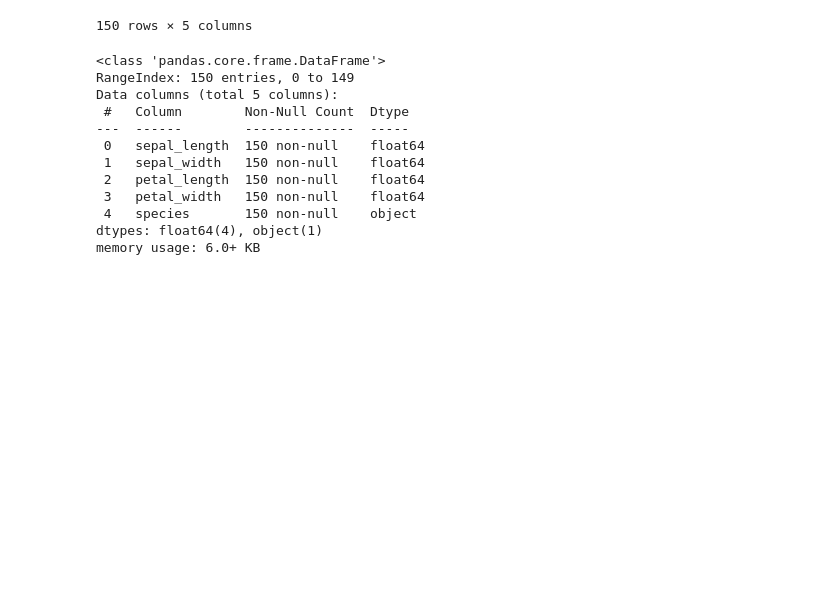
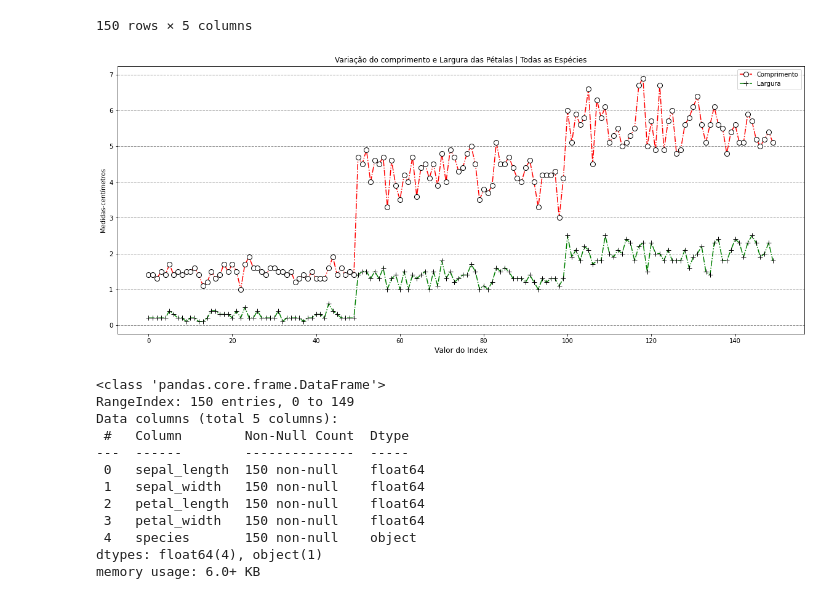
Before and after one commit to fabiobarreto-ds/data-analysis, a Jupyter notebook: 02-IRIS_eda.ipynb, the cells around one changed output. Drawn from its saved outputs; the diff is of its cells as text; code cells hidden in the pictures; blank space fills up the shorter version.

Commit message:
Análise exploratória
Análise exploratória de 3 espécies do Gênero Iris

```diff
--- a/02-IRIS_eda.ipynb
+++ b/02-IRIS_eda.ipynb
@@ -35,3 +35,22 @@ df
 | 148 | 6.2 | 3.4 | 5.4 | 2.3 | virginica |
 | 149 | 5.9 | 3.0 | 5.1 | 1.8 | virginica |
 150 rows × 5 columns
+# %%
+plt.figure(figsize=(20, 8))
+# Insere a primeira linha no plot
+plt.plot(df["petal_length"], color="red", marker="o", ms=8, mec="k", markerfacecolor="w", ls="-.")
+# Insere a segunda linha no plot
+plt.plot(df["petal_width"], color="green", marker="+", ms=8, mec="k", markerfacecolor="w", ls="-.")
+
+# Rótulos
+plt.title("Variação do comprimento e Largura das Pétalas | Todas as Espécies", loc="center")
+plt.xlabel("Valor do Index", size=12)
+plt.ylabel("Medidas-centímetros")
+plt.legend(["Comprimento", "Largura"]) #bbox_to_anchor=(0.6, 1.2))
+
+#Gridlines
+
+plt.grid(axis="y", color="gray", ls="--", lw="1", alpha=0.8)
+plt.show()
+# %% [output]
+[figure, added]
```
Also changed, not shown: parts of 14 cells of this notebook.
